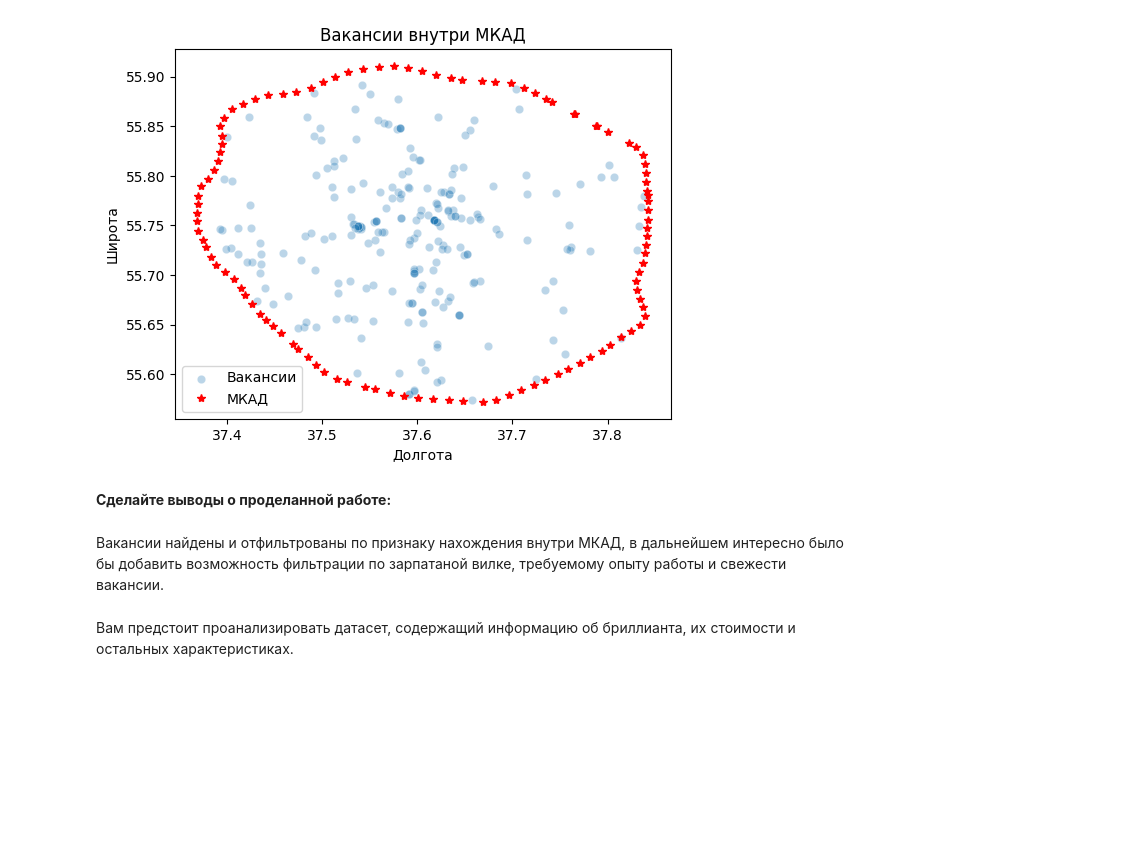
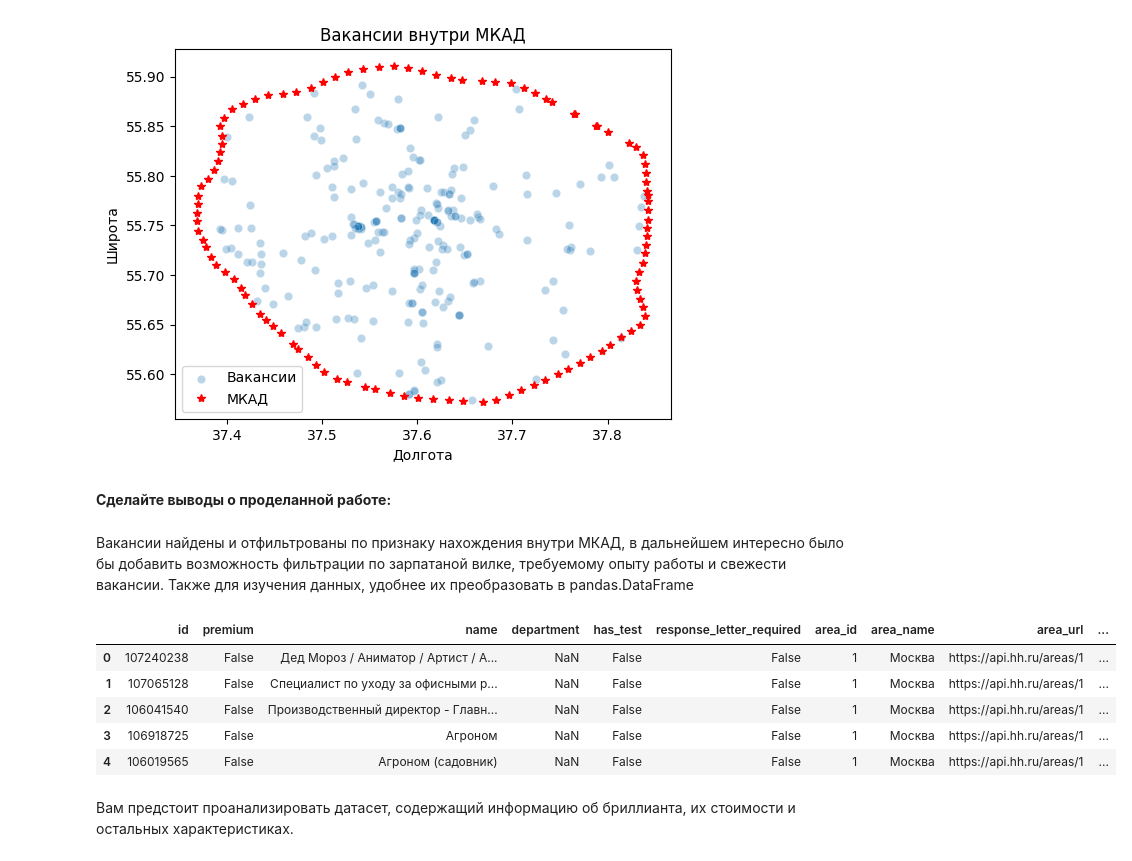
Before and after one commit to aleks-haksly/Postypashka, a Jupyter notebook: DA/01 HW/HW_1.ipynb, the cells around one changed output. Saved outputs shown, nothing was run; the diff lists cells and outputs as text; code cells hidden in the pictures; blank space fills up the shorter version.

```diff
--- a/DA/01 HW/HW_1.ipynb
+++ b/DA/01 HW/HW_1.ipynb
@@ -368,7 +368,29 @@ plt.legend(['Вакансии', 'МКАД']);
 # %% [markdown]
 **Сделайте выводы о проделанной работе:**
 # %% [markdown]
-Вакансии найдены и отфильтрованы по признаку нахождения внутри МКАД, в дальнейшем интересно было бы добавить возможность фильтрации по зарпатаной вилке, требуемому опыту работы и свежести вакансии.
+Вакансии найдены и отфильтрованы по признаку нахождения внутри МКАД, в дальнейшем интересно было бы добавить возможность фильтрации по зарпатаной вилке, требуемому опыту работы и свежести вакансии. Также для изучения данных, удобнее их преобразовать в pandas.DataFrame
+# %%
+from collections.abc import MutableMapping
+
+def flatten_dict(d: MutableMapping, parent_key: str = '', sep: str ='_') -> MutableMapping:
+    items = []
+    for k, v in d.items():
+        new_key = parent_key + sep + k if parent_key else k
+        if isinstance(v, MutableMapping):
+            items.extend(flatten_dict(v, new_key, sep=sep).items())
+        else:
+            items.append((new_key, v))
+    return dict(items)
+# %%
+df = pd.DataFrame.from_records([flatten_dict(v) for v in vacancies_inside_mkad])
+df.head()
+# %% [output]
+|  | id | premium | name | department | has_test | response_letter_required | area_id | area_name | area_url | ... |
+| 0 | 107240238 | False | Дед Мороз / Аниматор / Артист / А... | NaN | False | False | 1 | Москва | https://api.hh.ru/areas/1 | ... |
+| 1 | 107065128 | False | Специалист по уходу за офисными р... | NaN | False | False | 1 | Москва | https://api.hh.ru/areas/1 | ... |
+| 2 | 106041540 | False | Производственный директор - Главн... | NaN | False | False | 1 | Москва | https://api.hh.ru/areas/1 | ... |
+| 3 | 106918725 | False | Агроном | NaN | False | False | 1 | Москва | https://api.hh.ru/areas/1 | ... |
+| 4 | 106019565 | False | Агроном (садовник) | NaN | False | False | 1 | Москва | https://api.hh.ru/areas/1 | ... |
 # %% [markdown]
 Вам предстоит проанализировать датасет, содержащий информацию об бриллианта, их стоимости и остальных характеристиках.
 # %% [markdown]
```
